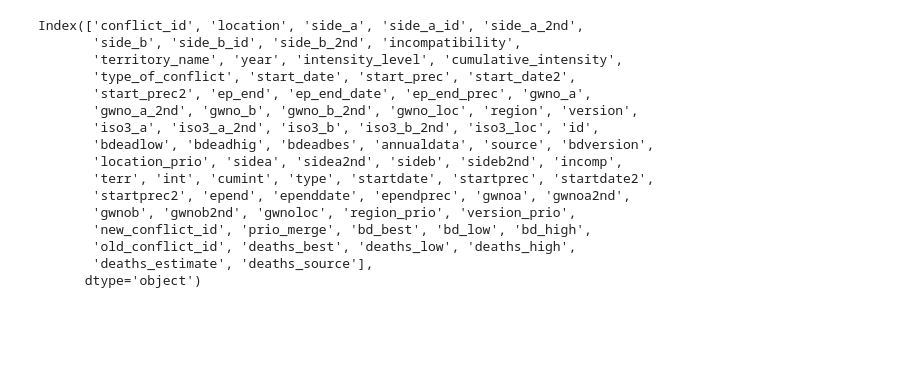
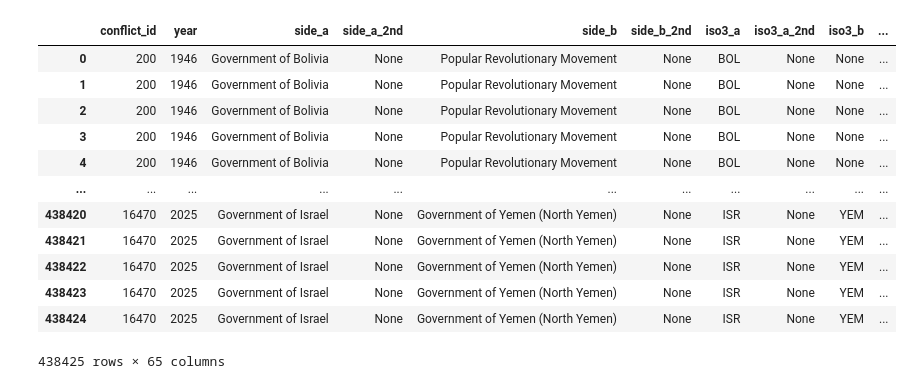
Before and after one commit to semkjaer/fundamentals_of_data_science, a Jupyter notebook: notebooks/eda_sem_new.ipynb, the cells around one changed output. Saved outputs shown, nothing was run; the diff lists cells and outputs as text; code cells hidden in the pictures; blank space fills up the shorter version.

```diff
--- a/notebooks/eda_sem_new.ipynb
+++ b/notebooks/eda_sem_new.ipynb
@@ -10,19 +9,16 @@ conflict_deaths = pd.read_csv("../conflict_deaths_1946_2025.csv")
 # %%
-conflict_deaths.columns
+df
 # %% [output]
+|  | conflict_id | year | side_a | side_a_2nd | side_b | side_b_2nd | iso3_a | iso3_a_2nd | iso3_b | ... |
+| 0 | 200 | 1946 | Government of Bolivia | None | Popular Revolutionary Movement | None | BOL | None | None | ... |
+| 1 | 200 | 1946 | Government of Bolivia | None | Popular Revolutionary Movement | None | BOL | None | None | ... |
+| 2 | 200 | 1946 | Government of Bolivia | None | Popular Revolutionary Movement | None | BOL | None | None | ... |
+| 3 | 200 | 1946 | Government of Bolivia | None | Popular Revolutionary Movement | None | BOL | None | None | ... |
+| 4 | 200 | 1946 | Government of Bolivia | None | Popular Revolutionary Movement | None | BOL | None | None | ... |
+| ... | ... | ... | ... | ... | ... | ... | ... | ... | ... | ... |
+| 438420 | 16470 | 2025 | Government of Israel | None | Government of Yemen (North Yemen) | None | ISR | None | YEM | ... |
+| 438421 | 16470 | 2025 | Government of Israel | None | Government of Yemen (North Yemen) | None | ISR | None | YEM | ... |
+| 438422 | 16470 | 2025 | Government of Israel | None | Government of Yemen (North Yemen) | None | ISR | None | YEM | ... |
+| 438423 | 16470 | 2025 | Government of Israel | None | Government of Yemen (North Yemen) | None | ISR | None | YEM | ... |
+| 438424 | 16470 | 2025 | Government of Israel | None | Government of Yemen (North Yemen) | None | ISR | None | YEM | ... |
-Index(['conflict_id', 'location', 'side_a', 'side_a_id', 'side_a_2nd',
-       'side_b', 'side_b_id', 'side_b_2nd', 'incompatibility',
-       'territory_name', 'year', 'intensity_level', 'cumulative_intensity',
-       'type_of_conflict', 'start_date', 'start_prec', 'start_date2',
-       'start_prec2', 'ep_end', 'ep_end_date', 'ep_end_prec', 'gwno_a',
-       'gwno_a_2nd', 'gwno_b', 'gwno_b_2nd', 'gwno_loc', 'region', 'version',
-       'iso3_a', 'iso3_a_2nd', 'iso3_b', 'iso3_b_2nd', 'iso3_loc', 'id',
-       'bdeadlow', 'bdeadhig', 'bdeadbes', 'annualdata', 'source', 'bdversion',
-       'location_prio', 'sidea', 'sidea2nd', 'sideb', 'sideb2nd', 'incomp',
-       'terr', 'int', 'cumint', 'type', 'startdate', 'startprec', 'startdate2',
-       'startprec2', 'epend', 'ependdate', 'ependprec', 'gwnoa', 'gwnoa2nd',
-       'gwnob', 'gwnob2nd', 'gwnoloc', 'region_prio', 'version_prio',
-       'new_conflict_id', 'prio_merge', 'bd_best', 'bd_low', 'bd_high',
-       'old_conflict_id', 'deaths_best', 'deaths_low', 'deaths_high',
-       'deaths_estimate', 'deaths_source'],
-      dtype='object')
+438425 rows × 65 columns
```
Also changed, not shown: parts of 5 cells of this notebook.
